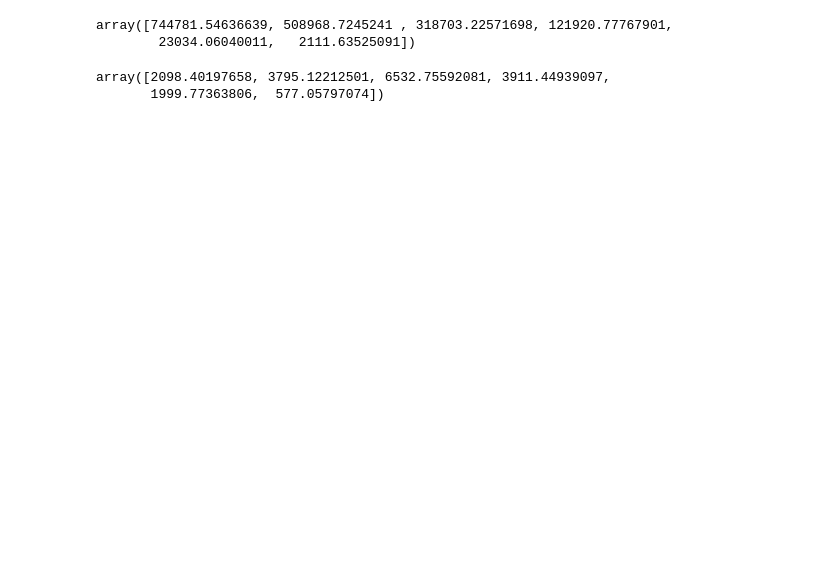
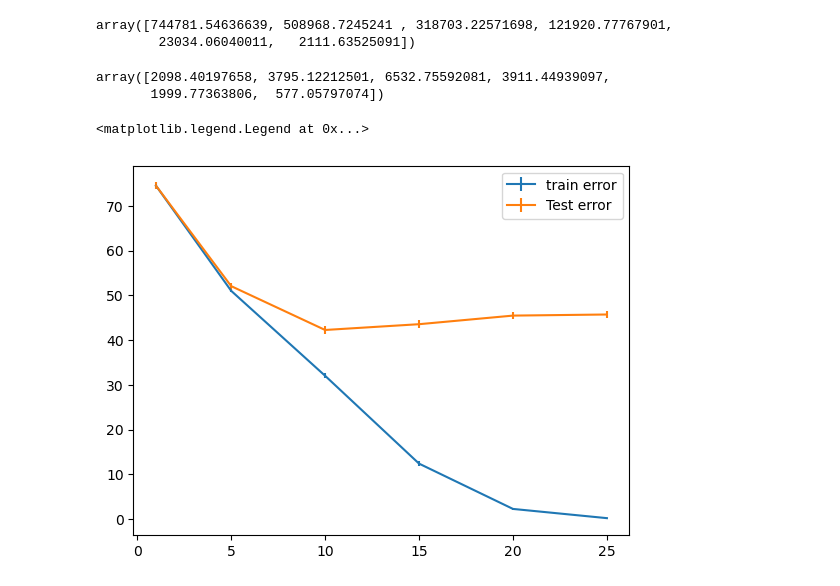
Before and after one commit to Pirouz-Nourian/scikit-learn-mooc, a Jupyter notebook: lesson/lesson3_under_over_fitting.ipynb, the cells around one changed output. Drawn from its saved outputs; the diff is of its cells as text; code cells hidden in the pictures; blank space fills up the shorter version.

```diff
--- a/lesson/lesson3_under_over_fitting.ipynb
+++ b/lesson/lesson3_under_over_fitting.ipynb
@@ -180,3 +180,10 @@ train_errors.std(axis=1)
 # %% [output]
 array([2098.40197658, 3795.12212501, 6532.75592081, 3911.44939097,
        1999.77363806,  577.05797074])
+# %%
+plt.errorbar(max_depth,train_errors.mean(axis=1),yerr=train_errors.std(axis=1), label="train error")
+plt.errorbar(max_depth,test_errors.mean(axis=1), yerr=test_errors.std(axis=1),label = "Test error")
+plt.legend()
+# %% [output]
+<matplotlib.legend.Legend at 0x...>
+[figure, added]
```
Also changed, not shown: parts of 6 cells of this notebook.
